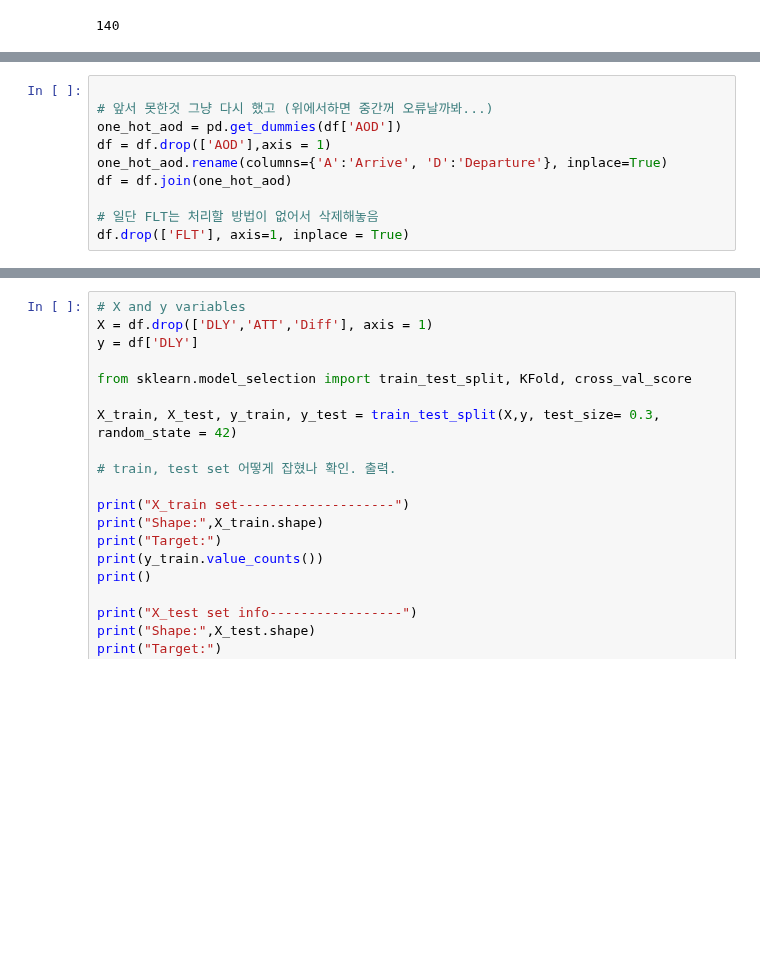
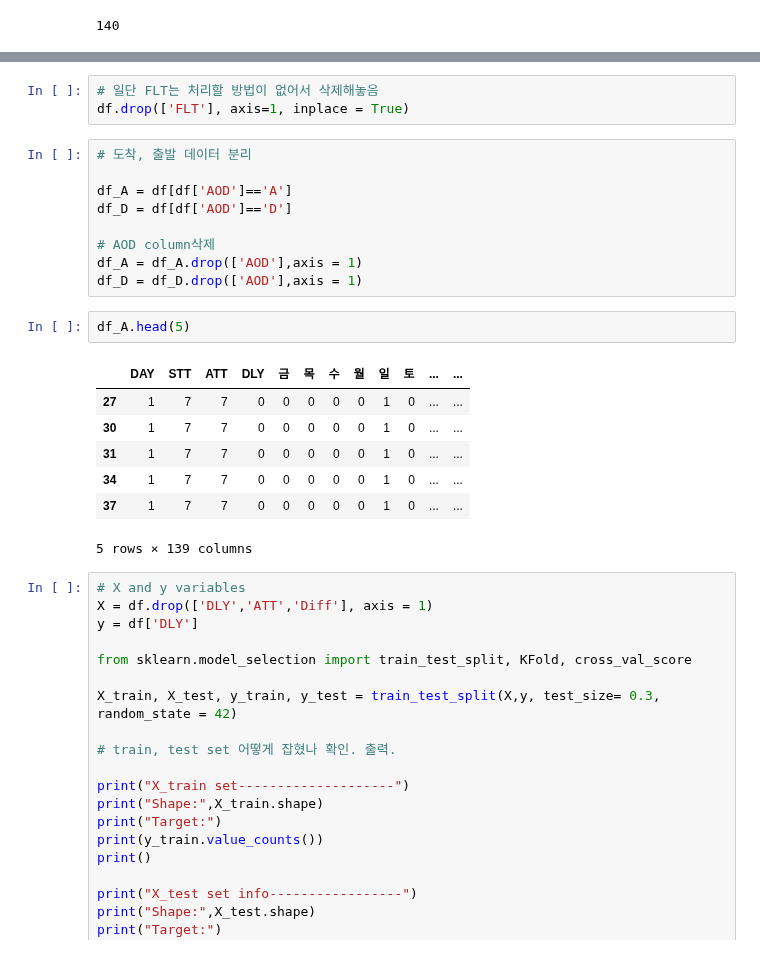
Before and after one commit to KimDoubleB/DelayPrediction, a Jupyter notebook: bb/model.ipynb, the cells around one changed output, grey strips where cells are left out. Cells and saved outputs as stored; diff of their text form; blank space fills up the shorter version.

```diff
--- a/bb/model.ipynb
+++ b/bb/model.ipynb
@@ -334,14 +271,4 @@ df.head()
 5 rows × 141 columns
-# %%
-
-# 앞서 못한것 그냥 다시 했고 (위에서하면 중간꺼 오류날까봐...)
-one_hot_aod = pd.get_dummies(df['AOD'])
-df = df.drop(['AOD'],axis = 1)
-one_hot_aod.rename(columns={'A':'Arrive', 'D':'Departure'}, inplace=True)
-df = df.join(one_hot_aod)
-
-# 일단 FLT는 처리할 방법이 없어서 삭제해놓음
-df.drop(['FLT'], axis=1, inplace = True)
 # %%
 from sklearn import preprocessing
 
@@ -360,3 +287,25 @@ memory usage: 208.1 MB
+# %%
+# 일단 FLT는 처리할 방법이 없어서 삭제해놓음
+df.drop(['FLT'], axis=1, inplace = True)
+# %%
+# 도착, 출발 데이터 분리
+
+df_A = df[df['AOD']=='A']
+df_D = df[df['AOD']=='D']
+
+# AOD column삭제
+df_A = df_A.drop(['AOD'],axis = 1)
+df_D = df_D.drop(['AOD'],axis = 1)
+# %%
+df_A.head(5)
+# %% [output]
+|  | DAY | STT | ATT | DLY | 금 | 목 | 수 | 월 | 일 | 토 | ... | ... |
+| 27 | 1 | 7 | 7 | 0 | 0 | 0 | 0 | 0 | 1 | 0 | ... | ... |
+| 30 | 1 | 7 | 7 | 0 | 0 | 0 | 0 | 0 | 1 | 0 | ... | ... |
+| 31 | 1 | 7 | 7 | 0 | 0 | 0 | 0 | 0 | 1 | 0 | ... | ... |
+| 34 | 1 | 7 | 7 | 0 | 0 | 0 | 0 | 0 | 1 | 0 | ... | ... |
+| 37 | 1 | 7 | 7 | 0 | 0 | 0 | 0 | 0 | 1 | 0 | ... | ... |
+5 rows × 139 columns
 # %%
 # X and y variables
 X = df.drop(['DLY','ATT','Diff'], axis = 1)
```
Also changed, not shown: parts of 12 cells of this notebook.
